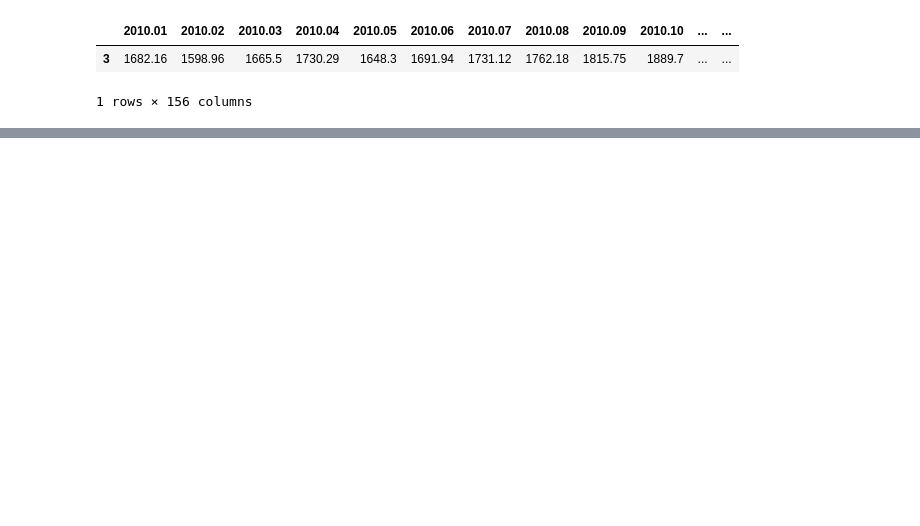
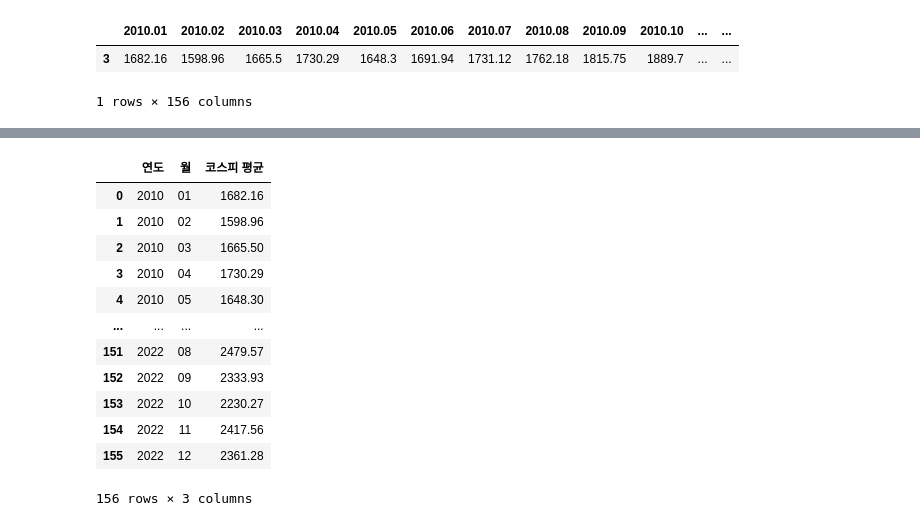
Before and after one commit to ThatHomr/project_2, a Jupyter notebook: project_2_file/z_ssh/data/코스피.ipynb, the cells around one changed output, grey strips where cells are left out. Cells and saved outputs as stored; diff of their text form; code cells hidden in the pictures; blank space fills up the shorter version.

```diff
--- a/project_2_file/z_ssh/data/코스피.ipynb
+++ b/project_2_file/z_ssh/data/코스피.ipynb
@@ -72,0 +88,7 @@ Index(['코스피 지수 평균값'], dtype='object')
+# %%
+date = df.columns
+val = []
+for i in range(0,156,1):
+    val.append(df.loc[3][i])
+
+val
@@ -72,0 +113,4 @@ Index(['코스피 지수 평균값'], dtype='object')
+# %%
+df1 = pd.DataFrame(date, columns=['연월'])
+df2 = pd.DataFrame(val, columns=['코스피 평균'])
+df1
@@ -72,0 +131,3 @@ Index(['코스피 지수 평균값'], dtype='object')
+# %%
+df1 = pd.DataFrame(df1["연월"].str.split('.').tolist(), columns=['연도', '월'])
+df1
@@ -72,0 +152,2 @@ Index(['코스피 지수 평균값'], dtype='object')
+# %%
+data = pd.merge(df1, df2, left_index=True, right_index=True, how='left')
@@ -72,0 +167,16 @@ Index(['코스피 지수 평균값'], dtype='object')
+# %%
+data
+# %% [output]
+|  | 연도 | 월 | 코스피 평균 |
+| 0 | 2010 | 01 | 1682.16 |
+| 1 | 2010 | 02 | 1598.96 |
+| 2 | 2010 | 03 | 1665.50 |
+| 3 | 2010 | 04 | 1730.29 |
+| 4 | 2010 | 05 | 1648.30 |
+| ... | ... | ... | ... |
+| 151 | 2022 | 08 | 2479.57 |
+| 152 | 2022 | 09 | 2333.93 |
+| 153 | 2022 | 10 | 2230.27 |
+| 154 | 2022 | 11 | 2417.56 |
+| 155 | 2022 | 12 | 2361.28 |
+156 rows × 3 columns
```
Also changed, not shown: parts of 16 cells of this notebook, 1 other file.
